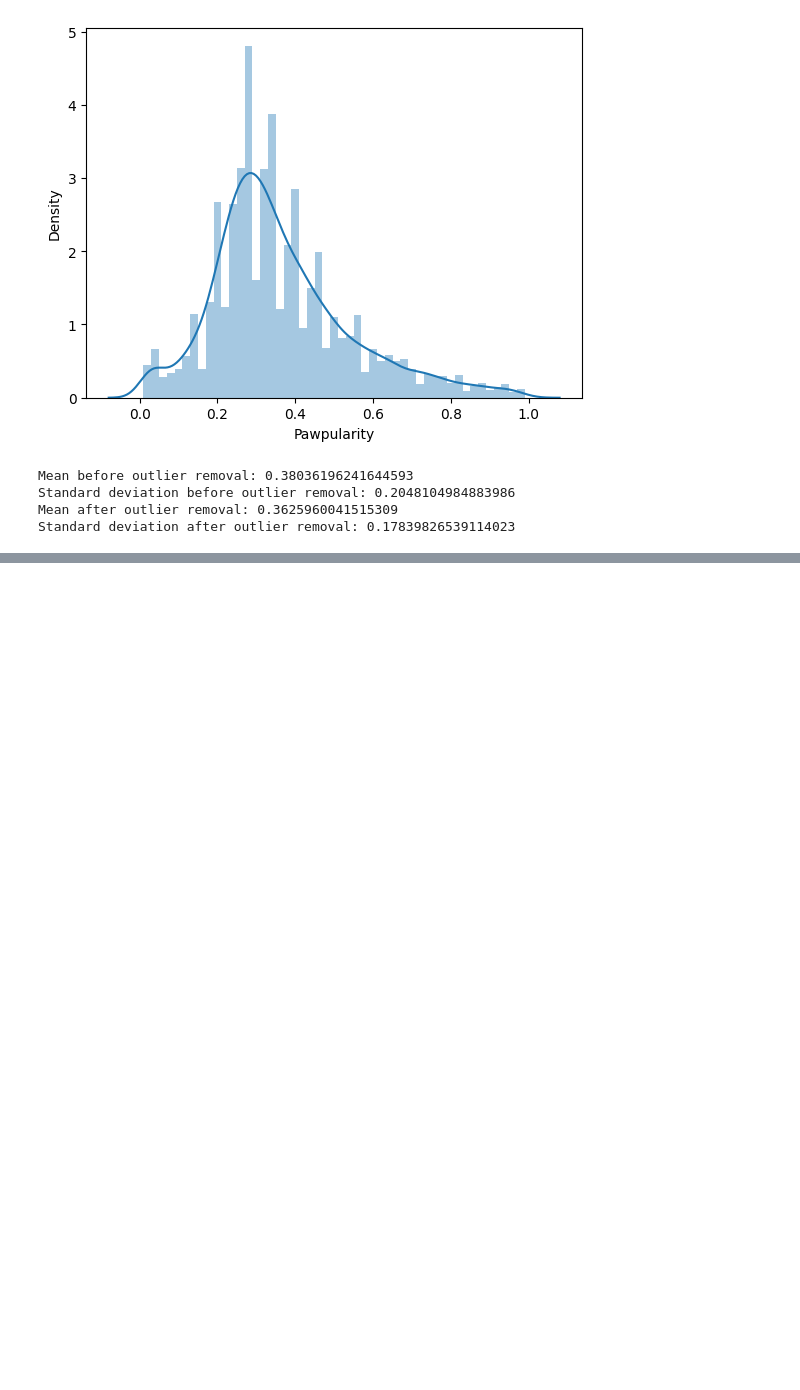
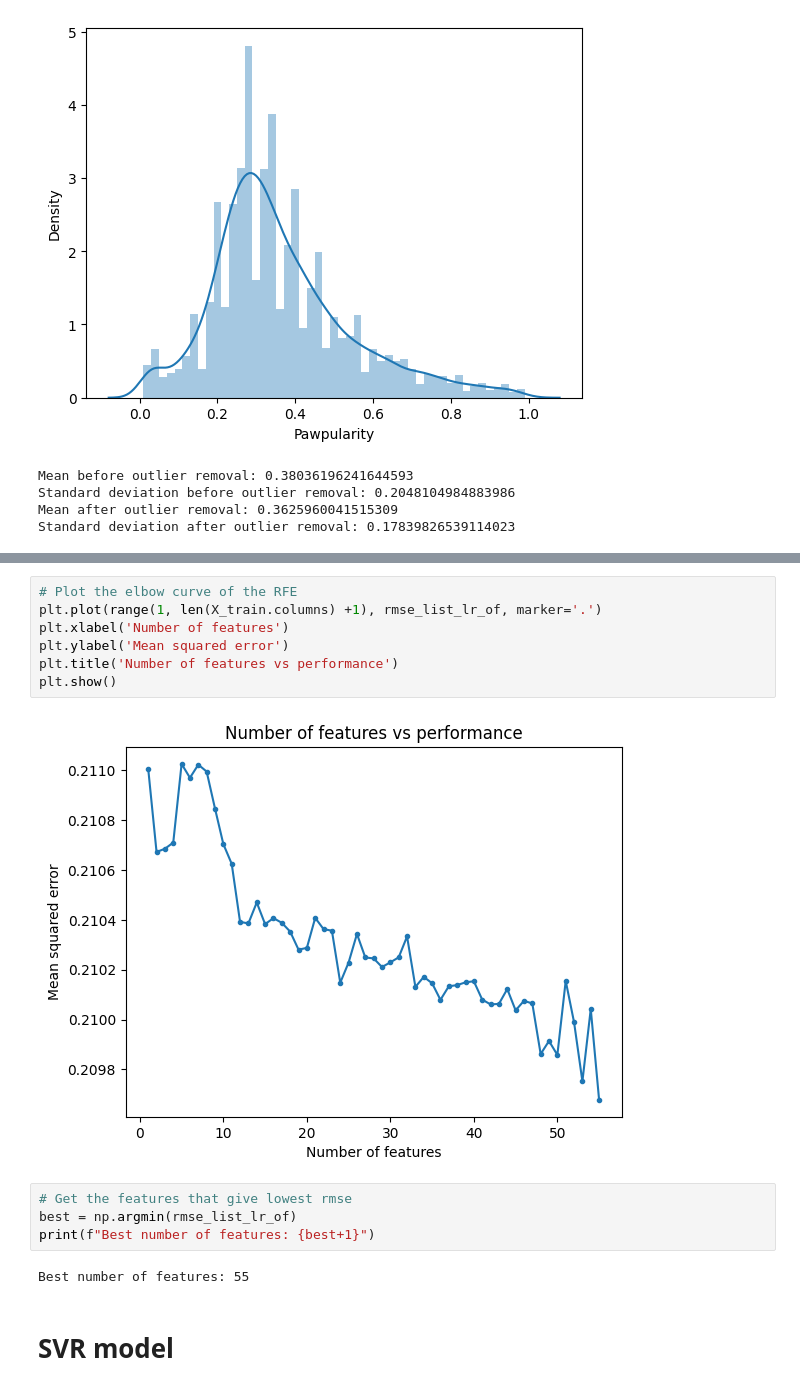
Before and after one commit to minesamaro/pawpularity-daco, a Jupyter notebook: meta_feat.ipynb, the cells around one changed output, grey strips where cells are left out. Cells and saved outputs as stored; diff of their text form; blank space fills up the shorter version.

```diff
--- a/meta_feat.ipynb
+++ b/meta_feat.ipynb
@@ -132,0 +262,17 @@ Standard deviation after outlier removal: 0.17839826539114023
+# %%
+# Plot the elbow curve of the RFE
+plt.plot(range(1, len(X_train.columns) +1), rmse_list_lr_of, marker='.')
+plt.xlabel('Number of features')
+plt.ylabel('Mean squared error')
+plt.title('Number of features vs performance')
+plt.show()
+# %% [output]
+[figure, added]
+# %%
+# Get the features that give lowest rmse
+best = np.argmin(rmse_list_lr_of)
+print(f"Best number of features: {best+1}")
+# %% [output]
+Best number of features: 55
+# %% [markdown]
+# SVR model
```
Also changed, not shown: parts of 28 cells of this notebook.
